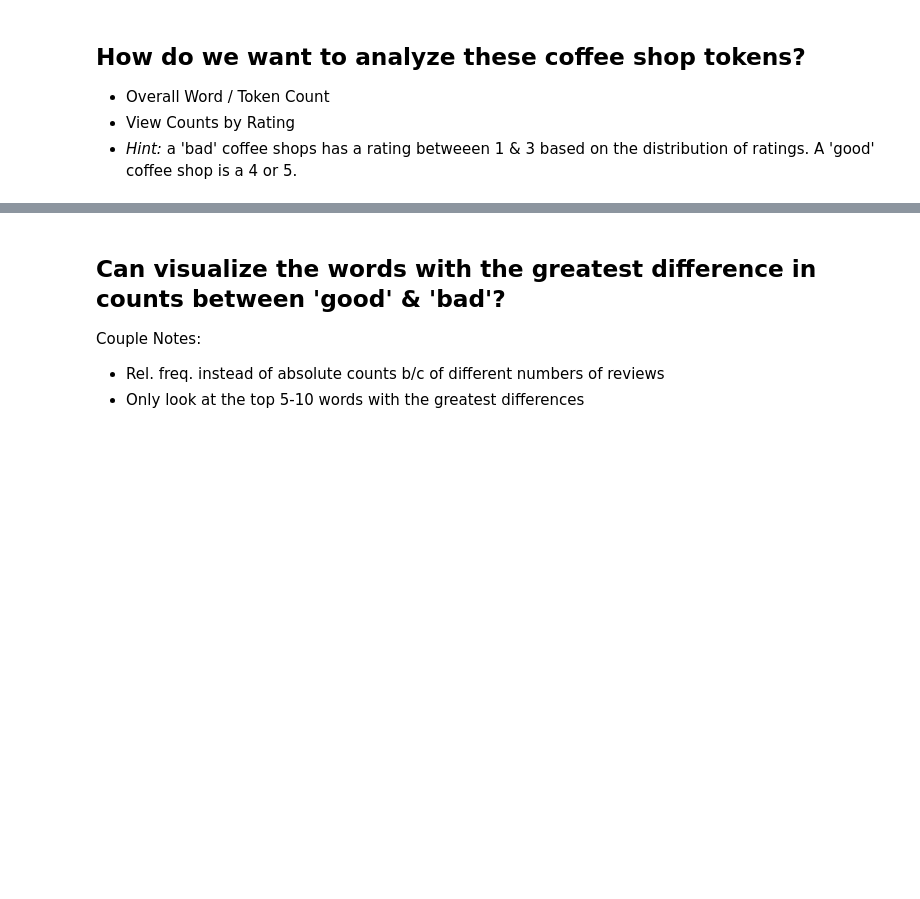
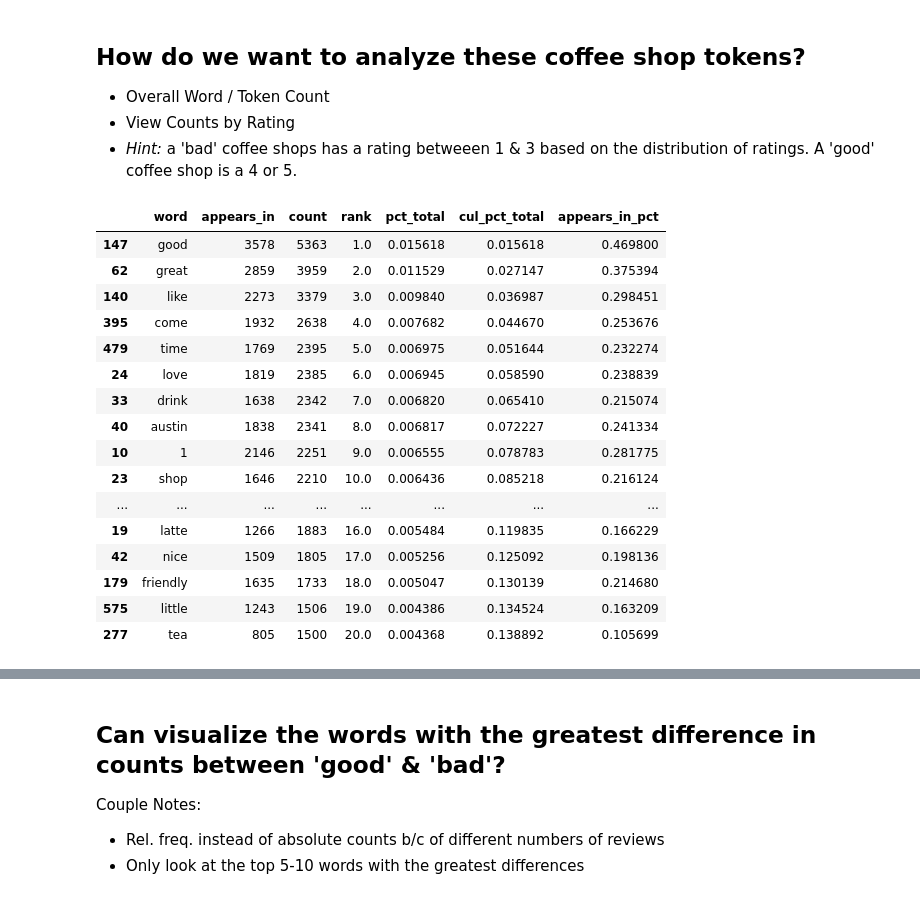
Before and after one commit to zachary-hamilton/DS-Unit-4-Sprint-1-NLP, a Jupyter notebook: module1-text-data/LS_DS_411_Text_Data_Assignment.ipynb, the cells around one changed output, grey strips where cells are left out. Cells and saved outputs as stored; diff of their text form; code cells hidden in the pictures; blank space fills up the shorter version.

```diff
--- a/module1-text-data/LS_DS_411_Text_Data_Assignment.ipynb
+++ b/module1-text-data/LS_DS_411_Text_Data_Assignment.ipynb
@@ -62,7 +62,3 @@ shops.head()
 | 2 | The Factory - Cafe With a Soul | 1 check-in Listed in Brunch Spots... | 4.0 | 11/30/2016 |
 | 3 | The Factory - Cafe With a Soul | Very cool decor! Good drinks Nice... | 2.0 | 11/25/2016 |
 | 4 | The Factory - Cafe With a Soul | 1 check-in They are located withi... | 4.0 | 12/3/2016 |
-# %%
-# cleaning the full review text
-shops['full_review_text'] = shops['full_review_text'].apply(lambda x: x.lower())
-shops.head()
@@ -81,0 +154,21 @@ shops.head()
+# %%
+wc = count(shops['lemmas'])
+wc.head(20)
+# %% [output]
+|  | word | appears_in | count | rank | pct_total | cul_pct_total | appears_in_pct |
+| 147 | good | 3578 | 5363 | 1.0 | 0.015618 | 0.015618 | 0.469800 |
+| 62 | great | 2859 | 3959 | 2.0 | 0.011529 | 0.027147 | 0.375394 |
+| 140 | like | 2273 | 3379 | 3.0 | 0.009840 | 0.036987 | 0.298451 |
+| 395 | come | 1932 | 2638 | 4.0 | 0.007682 | 0.044670 | 0.253676 |
+| 479 | time | 1769 | 2395 | 5.0 | 0.006975 | 0.051644 | 0.232274 |
+| 24 | love | 1819 | 2385 | 6.0 | 0.006945 | 0.058590 | 0.238839 |
+| 33 | drink | 1638 | 2342 | 7.0 | 0.006820 | 0.065410 | 0.215074 |
+| 40 | austin | 1838 | 2341 | 8.0 | 0.006817 | 0.072227 | 0.241334 |
+| 10 | 1 | 2146 | 2251 | 9.0 | 0.006555 | 0.078783 | 0.281775 |
+| 23 | shop | 1646 | 2210 | 10.0 | 0.006436 | 0.085218 | 0.216124 |
+| ... | ... | ... | ... | ... | ... | ... | ... |
+| 19 | latte | 1266 | 1883 | 16.0 | 0.005484 | 0.119835 | 0.166229 |
+| 42 | nice | 1509 | 1805 | 17.0 | 0.005256 | 0.125092 | 0.198136 |
+| 179 | friendly | 1635 | 1733 | 18.0 | 0.005047 | 0.130139 | 0.214680 |
+| 575 | little | 1243 | 1506 | 19.0 | 0.004386 | 0.134524 | 0.163209 |
+| 277 | tea | 805 | 1500 | 20.0 | 0.004368 | 0.138892 | 0.105699 |
```
Also changed, not shown: parts of 16 cells of this notebook.
